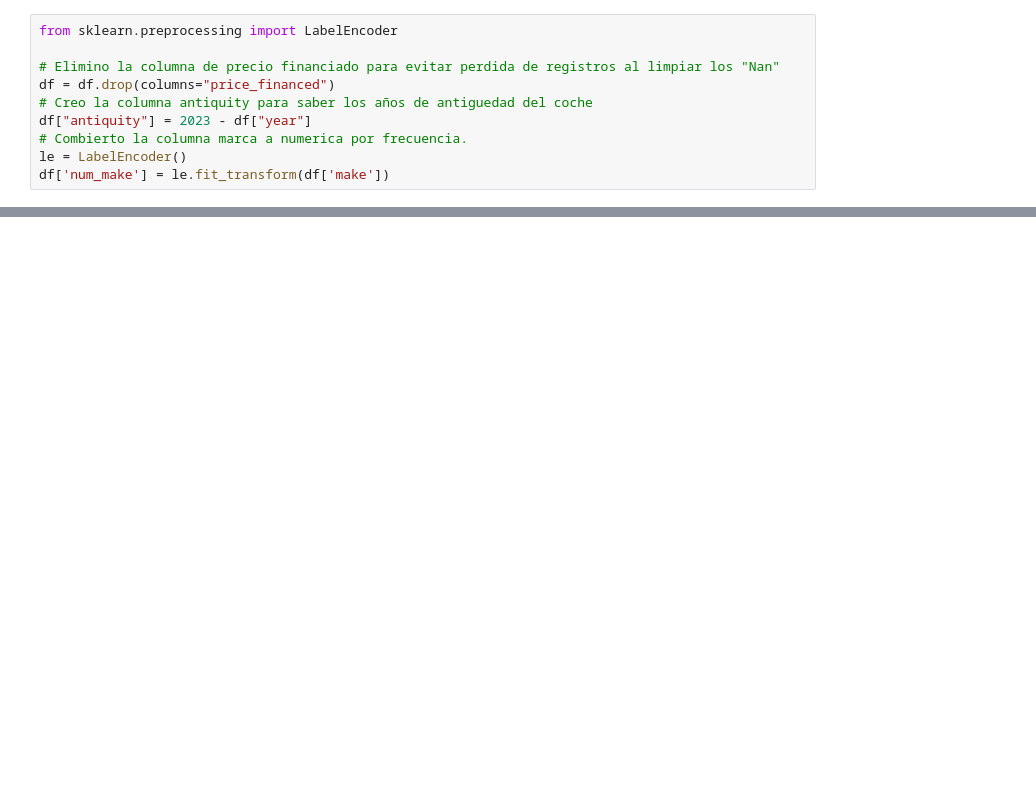
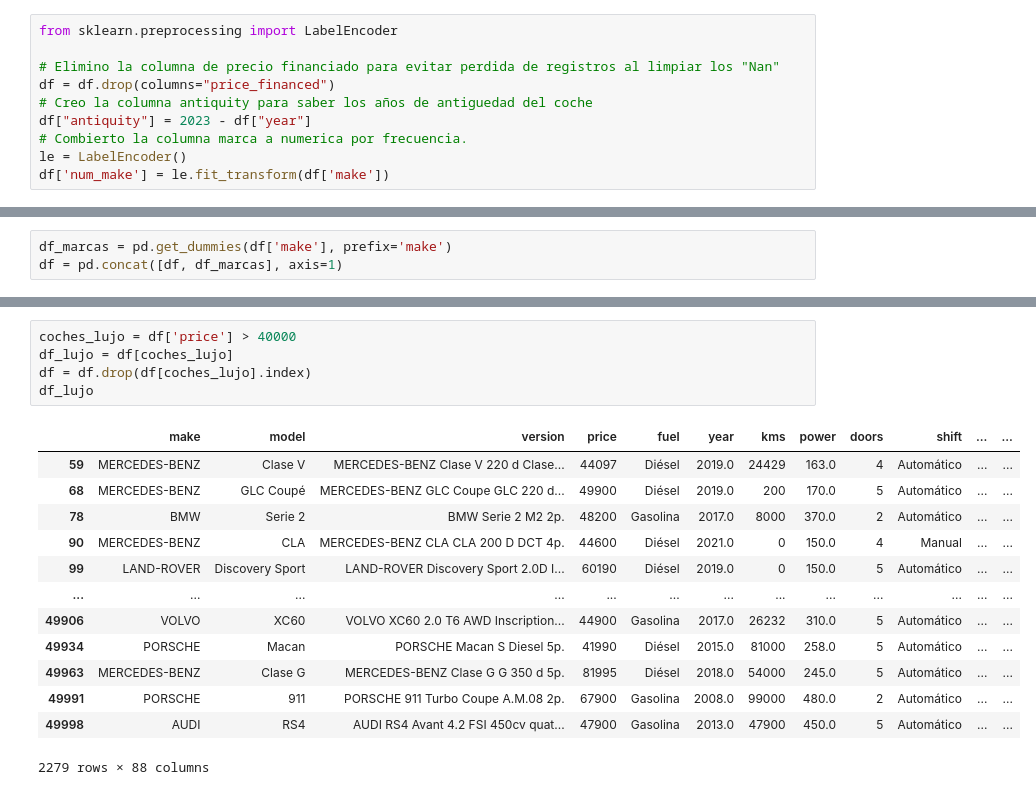
Before and after one commit to diego-dng/Proyecto-valor-coches-ML, a Jupyter notebook: notebooks/02_LimpiezaEDA.ipynb, the cells around one changed output, grey strips where cells are left out. Drawn from its saved outputs; the diff is of its cells as text; blank space fills up the shorter version.

```diff
--- a/notebooks/02_LimpiezaEDA.ipynb
+++ b/notebooks/02_LimpiezaEDA.ipynb
@@ -56,0 +75,3 @@ df = df.dropna()
+# %%
+df_marcas = pd.get_dummies(df['make'], prefix='make')
+df = pd.concat([df, df_marcas], axis=1)
@@ -56,0 +113,19 @@ df = df.dropna()
+# %%
+coches_lujo = df['price'] > 40000
+df_lujo = df[coches_lujo]
+df = df.drop(df[coches_lujo].index)
+df_lujo
+# %% [output]
+|  | make | model | version | price | fuel | year | kms | power | doors | shift | ... | ... |
+| 59 | MERCEDES-BENZ | Clase V | MERCEDES-BENZ Clase V 220 d Clase... | 44097 | Diésel | 2019.0 | 24429 | 163.0 | 4 | Automático | ... | ... |
+| 68 | MERCEDES-BENZ | GLC Coupé | MERCEDES-BENZ GLC Coupe GLC 220 d... | 49900 | Diésel | 2019.0 | 200 | 170.0 | 5 | Automático | ... | ... |
+| 78 | BMW | Serie 2 | BMW Serie 2 M2 2p. | 48200 | Gasolina | 2017.0 | 8000 | 370.0 | 2 | Automático | ... | ... |
+| 90 | MERCEDES-BENZ | CLA | MERCEDES-BENZ CLA CLA 200 D DCT 4p. | 44600 | Diésel | 2021.0 | 0 | 150.0 | 4 | Manual | ... | ... |
+| 99 | LAND-ROVER | Discovery Sport | LAND-ROVER Discovery Sport 2.0D I... | 60190 | Diésel | 2019.0 | 0 | 150.0 | 5 | Automático | ... | ... |
+| ... | ... | ... | ... | ... | ... | ... | ... | ... | ... | ... | ... | ... |
+| 49906 | VOLVO | XC60 | VOLVO XC60 2.0 T6 AWD Inscription... | 44900 | Gasolina | 2017.0 | 26232 | 310.0 | 5 | Automático | ... | ... |
+| 49934 | PORSCHE | Macan | PORSCHE Macan S Diesel 5p. | 41990 | Diésel | 2015.0 | 81000 | 258.0 | 5 | Automático | ... | ... |
+| 49963 | MERCEDES-BENZ | Clase G | MERCEDES-BENZ Clase G G 350 d 5p. | 81995 | Diésel | 2018.0 | 54000 | 245.0 | 5 | Automático | ... | ... |
+| 49991 | PORSCHE | 911 | PORSCHE 911 Turbo Coupe A.M.08 2p. | 67900 | Gasolina | 2008.0 | 99000 | 480.0 | 2 | Automático | ... | ... |
+| 49998 | AUDI | RS4 | AUDI RS4 Avant 4.2 FSI 450cv quat... | 47900 | Gasolina | 2013.0 | 47900 | 450.0 | 5 | Automático | ... | ... |
+2279 rows × 88 columns
```
Also changed, not shown: parts of 21 cells of this notebook, 5 other files.
